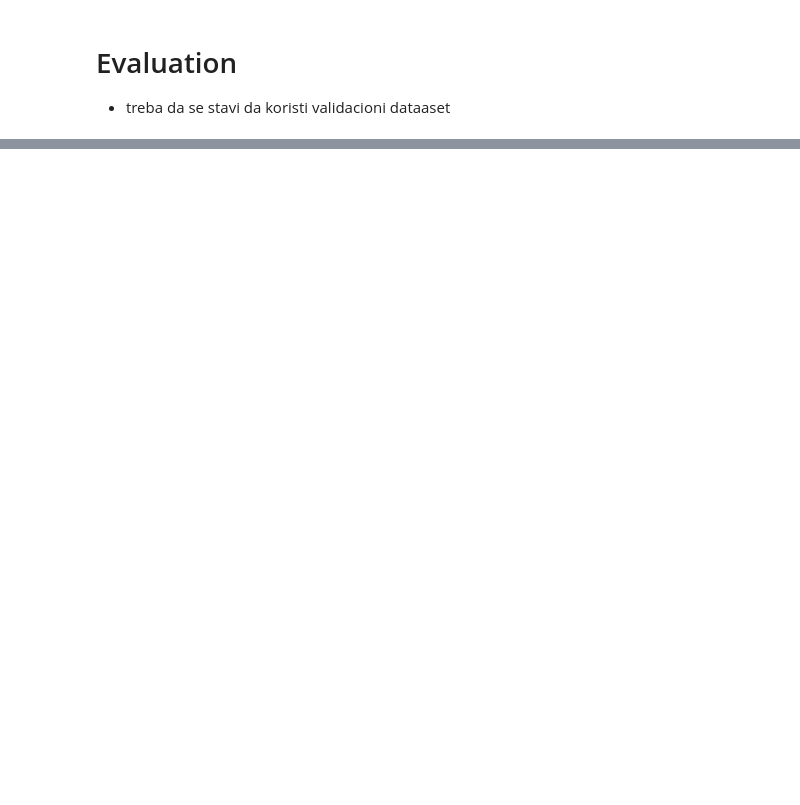
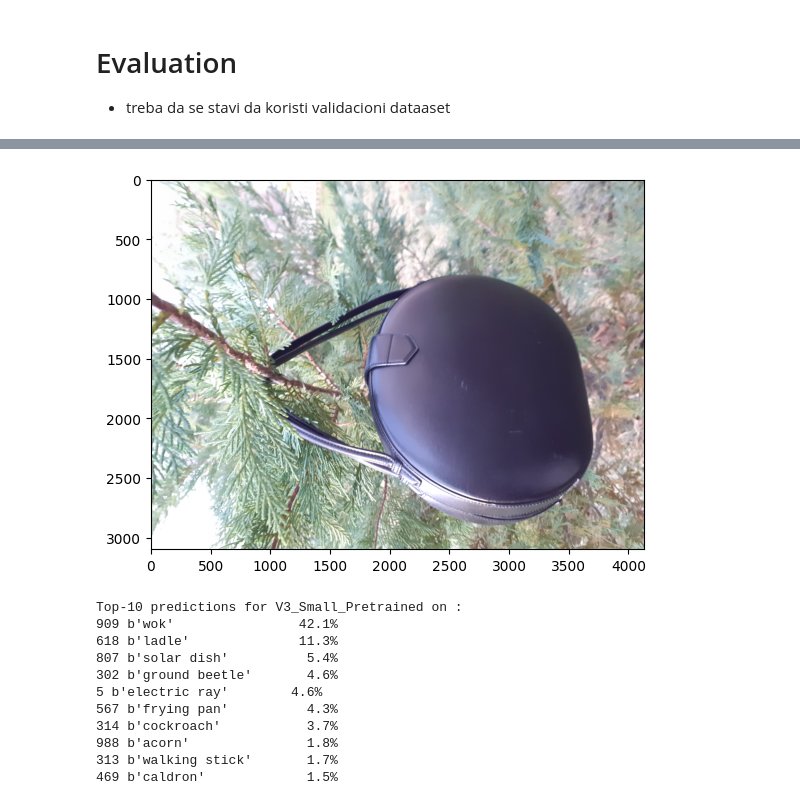
Before and after one commit to Drakula44/LPCV_2025_T1, a Jupyter notebook: train_masa.ipynb, the cells around one changed output, grey strips where cells are left out. Saved outputs shown, nothing was run; the diff lists cells and outputs as text; code cells hidden in the pictures; blank space fills up the shorter version.

```diff
--- a/train_masa.ipynb
+++ b/train_masa.ipynb
@@ -334,0 +400,58 @@ Accuracy: 0.6444444444444445
+# %%
+modelPretrained = models.mobilenet_v3_small(pretrained=True)
+# model = models.mobilenet_v3_large(pretrained=True)
+modelPretrained = modelPretrained.to(device)
+
+modelPretrained.eval()
+
+folderpath = "/home/centar15-desktop1/Desktop/example_data/images-20250210T115939Z-001/images/"
+
+from src.utils.helper import get_imagenet_categories
+
+klas = get_imagenet_categories()
+
+
+transform2 = transforms.Compose([
+    transforms.Resize((224, 224)),
+    transforms.ToTensor(),
+    # transforms.Normalize(mean=[0.485, 0.456, 0.406], std=[0.229, 0.224, 0.225]),
+    transforms.Normalize(mean=[0.4435, 0.3968, 0.3221], std=[0.2266, 0.2126, 0.2013]),
+    transforms.Lambda(lambda x: x.unsqueeze(0).to(device))
+])
+
+image = Image.open(folderpath + f"{idx}.jpg")
+
+if image.mode == 'RGBA':
+    # Convert the image to RGB (remove alpha channel)
+    image = image.convert('RGB')
+
+# image = ski.io.imread(folderpath + f"{idx}.jpg")
+
+# print(image.shape)
+
+# image = image[:,:, :3]
+# image2 = np.transpose(image, (2, 0, 1))
+
+# print(image.shape)
+
+
+
+plt.imshow(image)
+plt.show()
+
+print_probablities_from_output(modelPretrained(transform2(image)), klas, 10, 'V3_Small_Pretrained')
+
+idx = idx + 1
+# %% [output]
+[figure, added]
+Top-10 predictions for V3_Small_Pretrained on :
+909 b'wok'                42.1%
+618 b'ladle'              11.3%
+807 b'solar dish'          5.4%
+302 b'ground beetle'       4.6%
+5 b'electric ray'        4.6%
+567 b'frying pan'          4.3%
+314 b'cockroach'           3.7%
+988 b'acorn'               1.8%
+313 b'walking stick'       1.7%
+469 b'caldron'             1.5%
```
Also changed, not shown: parts of 16 cells of this notebook, 2 other files.
